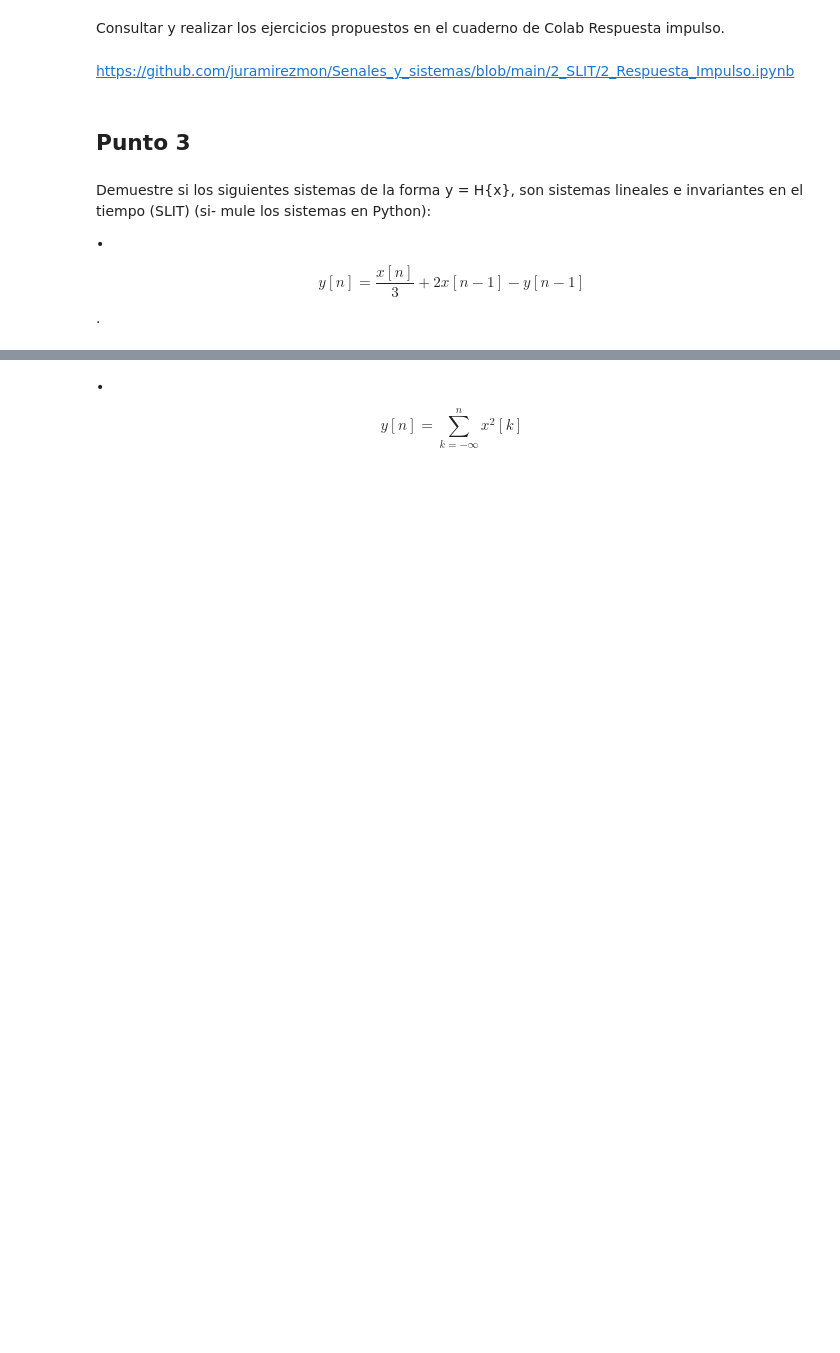
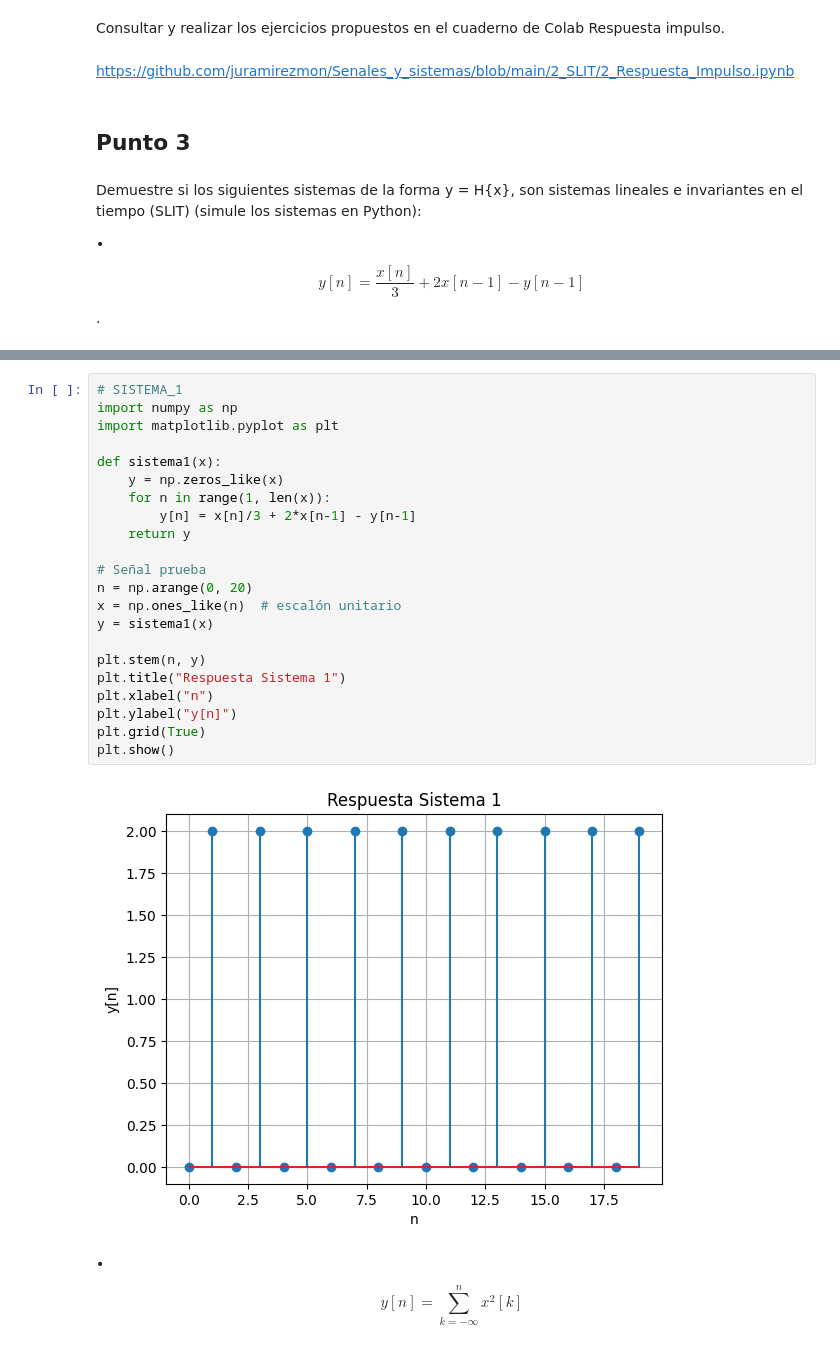
Before and after one commit to juramirezmon/Senales_y_sistemas, a Jupyter notebook: Taller_2_LaPlace.ipynb, the cells around one changed output, grey strips where cells are left out. Drawn from its saved outputs; the diff is of its cells as text; blank space fills up the shorter version.

```diff
--- a/Taller_2_LaPlace.ipynb
+++ b/Taller_2_LaPlace.ipynb
@@ -16,11 +20,34 @@ https://github.com/juramirezmon/Senales_y_sistemas/blob/main/2_SLIT/2_Respuesta_
 ## Punto 3
 # %% [markdown]
 Demuestre si los siguientes sistemas de la forma y = H{x},
-son sistemas lineales e invariantes en el tiempo (SLIT) (si-
-mule los sistemas en Python):
+son sistemas lineales e invariantes en el tiempo (SLIT) (simule los sistemas en Python):
 
 • $$y[n] = \frac{x[n]}{3} + 2x[n-1] - y[n-1]$$ .
 # %% [markdown]
 ![WhatsApp Image 2025-06-24 at 10.54.16 AM.jpeg](embedded-picture-1)
+# %%
+# SISTEMA_1
+import numpy as np
+import matplotlib.pyplot as plt
+
+def sistema1(x):
+    y = np.zeros_like(x)
+    for n in range(1, len(x)):
+        y[n] = x[n]/3 + 2*x[n-1] - y[n-1]
+    return y
+
+# Señal prueba
+n = np.arange(0, 20)
+x = np.ones_like(n)  # escalón unitario
+y = sistema1(x)
+
+plt.stem(n, y)
+plt.title("Respuesta Sistema 1")
+plt.xlabel("n")
+plt.ylabel("y[n]")
+plt.grid(True)
+plt.show()
+# %% [output]
+[figure, added]
 # %% [markdown]
 • $$y[n] = \sum_{k=-\infty}^{n} x^2[k]$$
```
Also changed, not shown: parts of 17 cells of this notebook.
